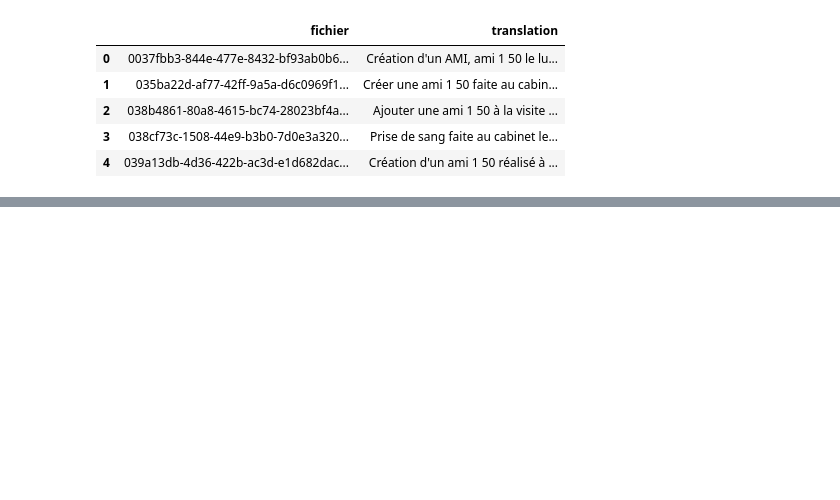
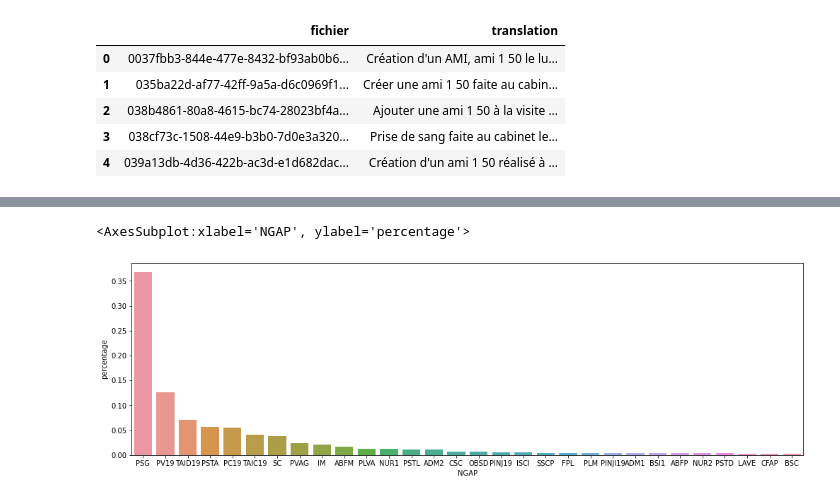
Before and after one commit to GeoffroyGit/ephesus, a Jupyter notebook: notebooks/Treatments_exploration.ipynb, the cells around one changed output, grey strips where cells are left out. Saved outputs shown, nothing was run; the diff lists cells and outputs as text; code cells hidden in the pictures; blank space fills up the shorter version.

```diff
--- a/notebooks/Treatments_exploration.ipynb
+++ b/notebooks/Treatments_exploration.ipynb
@@ -63,0 +120,6 @@ df
+# %%
+fig = plt.figure(figsize=(17,5))
+sns.barplot(x="NGAP", y="percentage", data=df.head(30))
+# %% [output]
+<AxesSubplot:xlabel='NGAP', ylabel='percentage'>
+[figure, added]
```
Also changed, not shown: parts of 39 cells of this notebook.
